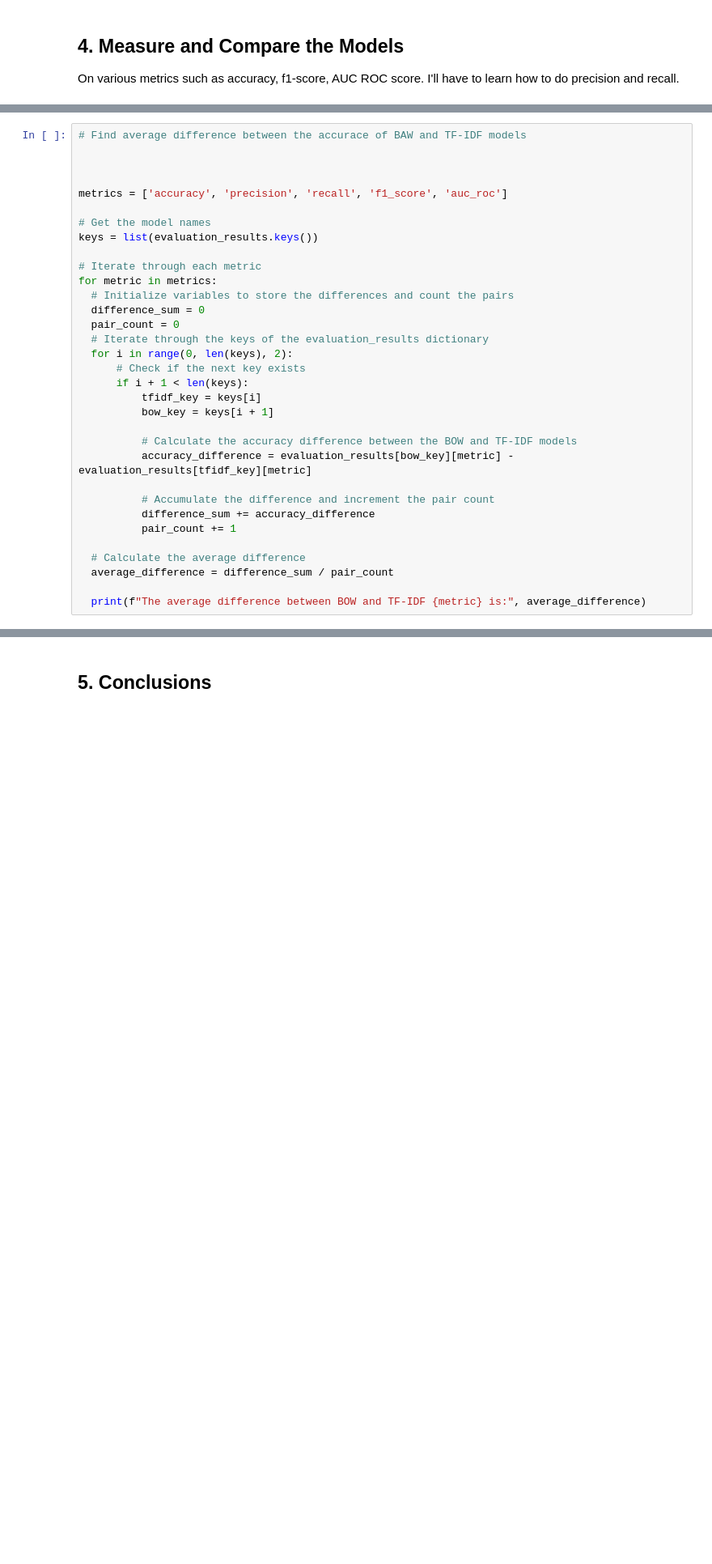
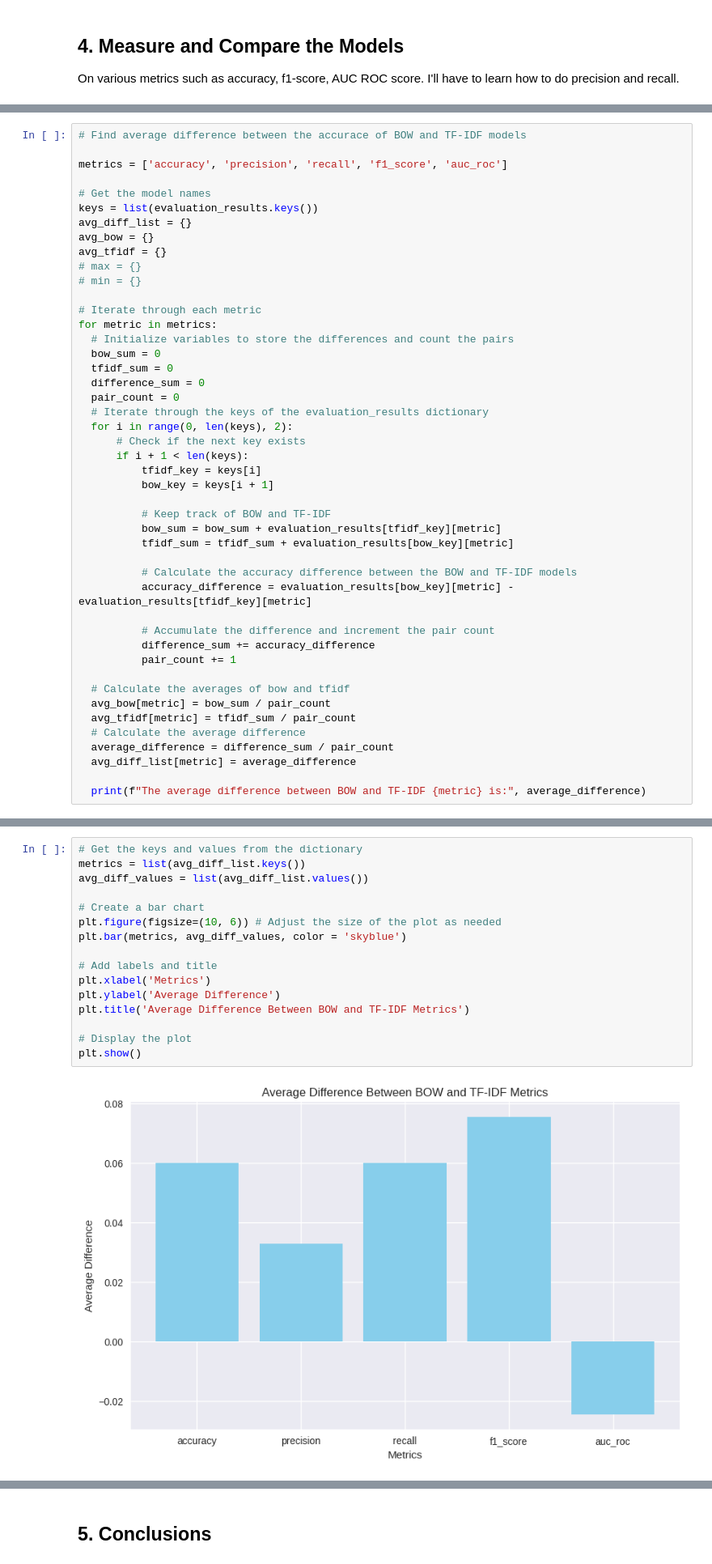
Before and after one commit to rgilyard/preprocessing-techniques, a Jupyter notebook: medical_note_naive_bayes_preprocessing_research.ipynb, the cells around one changed output, grey strips where cells are left out. Shown at 81% size. Drawn from its saved outputs; the diff is of its cells as text; blank space fills up the shorter version.

```diff
--- a/medical_note_naive_bayes_preprocessing_research.ipynb
+++ b/medical_note_naive_bayes_preprocessing_research.ipynb
@@ -607,16 +643,21 @@ plt.show();
 # %%
-# Find average difference between the accurace of BAW and TF-IDF models
-
-
+# Find average difference between the accurace of BOW and TF-IDF models
 
 metrics = ['accuracy', 'precision', 'recall', 'f1_score', 'auc_roc']
 
 # Get the model names
 keys = list(evaluation_results.keys())
+avg_diff_list = {}
+avg_bow = {}
+avg_tfidf = {}
+# max = {}
+# min = {}
 
 # Iterate through each metric
 for metric in metrics:
   # Initialize variables to store the differences and count the pairs
+  bow_sum = 0
+  tfidf_sum = 0
   difference_sum = 0
   pair_count = 0
   # Iterate through the keys of the evaluation_results dictionary
@@ -626,6 +667,10 @@ for metric in metrics:
           tfidf_key = keys[i]
           bow_key = keys[i + 1]
 
+          # Keep track of BOW and TF-IDF
+          bow_sum = bow_sum + evaluation_results[tfidf_key][metric]
+          tfidf_sum = tfidf_sum + evaluation_results[bow_key][metric]
+
           # Calculate the accuracy difference between the BOW and TF-IDF models
           accuracy_difference = evaluation_results[bow_key][metric] - evaluation_results[tfidf_key][metric]
 
@@ -633,8 +678,12 @@ for metric in metrics:
           difference_sum += accuracy_difference
           pair_count += 1
 
+  # Calculate the averages of bow and tfidf
+  avg_bow[metric] = bow_sum / pair_count
+  avg_tfidf[metric] = tfidf_sum / pair_count
   # Calculate the average difference
   average_difference = difference_sum / pair_count
+  avg_diff_list[metric] = average_difference
 
   print(f"The average difference between BOW and TF-IDF {metric} is:", average_difference)
 # %% [output]
@@ -646,3 +695,21 @@ The average difference between BOW and TF-IDF auc_roc is: -0.013961910331045534
+# %%
+# Get the keys and values from the dictionary
+metrics = list(avg_diff_list.keys())
+avg_diff_values = list(avg_diff_list.values())
+
+# Create a bar chart
+plt.figure(figsize=(10, 6)) # Adjust the size of the plot as needed
+plt.bar(metrics, avg_diff_values, color = 'skyblue')
+
+# Add labels and title
+plt.xlabel('Metrics')
+plt.ylabel('Average Difference')
+plt.title('Average Difference Between BOW and TF-IDF Metrics')
+
+# Display the plot
+plt.show()
+# %% [output]
+[figure, added]
 # %%
 # Assuming the evaluation_results dictionary with multiple models
 
```
Also changed, not shown: parts of 10 cells of this notebook.
